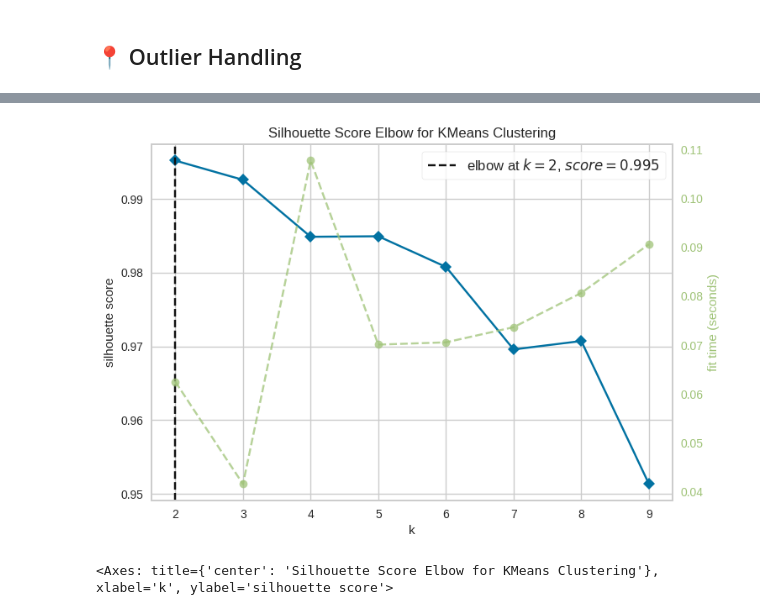
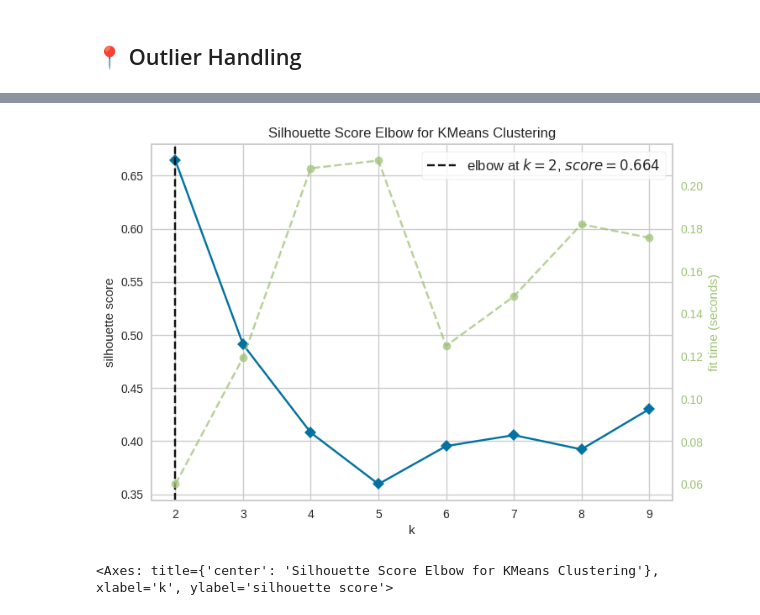
Before and after one commit to kasdead-4432/kasdead, a Jupyter notebook: icha-clustering-new.ipynb, the cells around one changed output, grey strips where cells are left out. Saved outputs shown, nothing was run; the diff lists cells and outputs as text; code cells hidden in the pictures.

```diff
--- a/icha-clustering-new.ipynb
+++ b/icha-clustering-new.ipynb
@@ -409,13 +406,9 @@ df
 # %%
-# # Calculate trip speed
-# df['trip_speed'] = df['trip_distance'] / df['trip_duration']
-# df.loc[df['trip_duration'] == 0, 'trip_speed'] = 0  # Handle division by zero
+# Create peak_hour
+df['peak_hour'] = 0
+peak_hours = set(range(7, 10)).union(set(range(17, 20)))
+df.loc[df['pickup_hour'].isin(peak_hours), 'peak_hour'] = 1
 
-# # Calculate peak_hour
-# df['peak_hour'] = 0
-# peak_hours = set(range(7, 10)).union(set(range(17, 20)))
-# df.loc[df['pickup_hour'].isin(peak_hours), 'peak_hour'] = 1
-
-# Calculate fare_per_mile
-df['fare_per_mile'] = df['fare_amount'] / df['trip_distance']
-df.loc[df['trip_distance'] == 0, 'fare_per_mile'] = 0  # Handle division by zero
+# Select features
+features = ['extra', 'trip_distance', 'peak_hour']
+X = df[features]
@@ -448,6 +415,8 @@ X
-# %%
-# Handle missing values
-X = X.fillna(X.median())
+# %%
+
+# Scale the features
+scaler = StandardScaler()
+X_scaled = scaler.fit_transform(X)
 # %%
 # Elbow Method
 inertias = []
@@ -456,7 +425,7 @@ K = range(2, 11)
 plt.figure(figsize=(10, 6))
 for k in K:
     kmeans = KMeans(n_clusters=k, random_state=42)
-    kmeans.fit(X)
+    kmeans.fit(X_scaled)
     inertias.append(kmeans.inertia_)
 
 plt.plot(K, inertias, 'bx-')
@@ -501,9 +468,8 @@ For n_clusters = 7 The average silhouette_coefficient is : 0.9705166250901222
 # %%
-# KElbowVisualizer for additional visualization
-model = KMeans(n_init = 10)
-visualizer = KElbowVisualizer(model, k=(2,10), metric='silhouette', timings=True)
+modeltes = KMeans(n_init = 10)
+visualizer = KElbowVisualizer(modeltes, k=(2,10),metric='silhouette', timings= True)
 visualizer.fit(X)
 visualizer.show()
 # %% [output]
-[figure, old version]
+[figure, new version]
 <Axes: title={'center': 'Silhouette Score Elbow for KMeans Clustering'}, xlabel='k', ylabel='silhouette score'>
```
Also changed, not shown: parts of 26 cells of this notebook.
